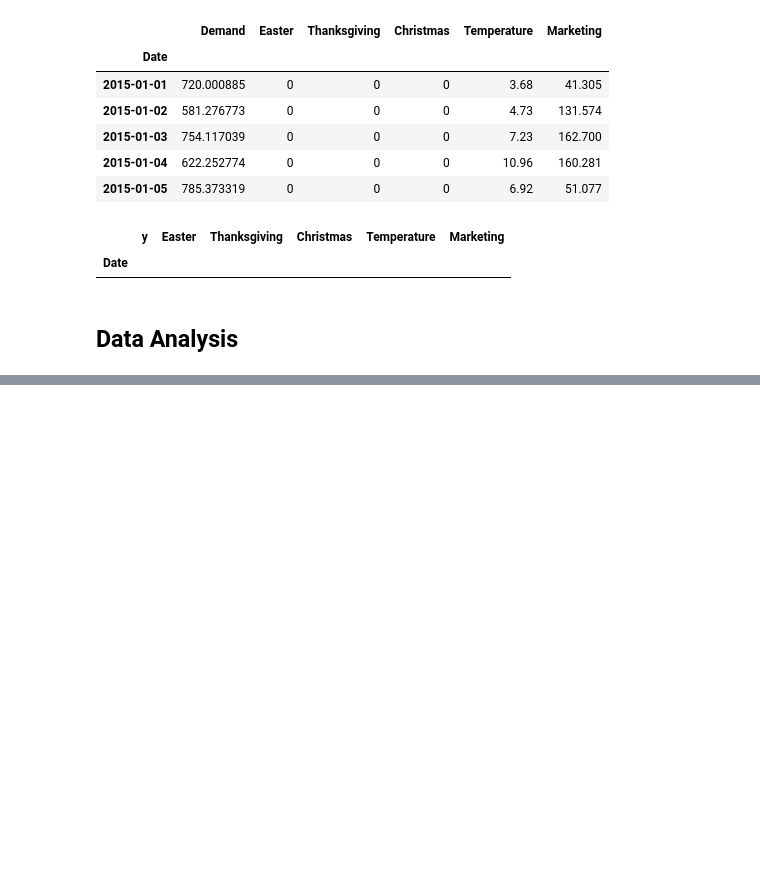
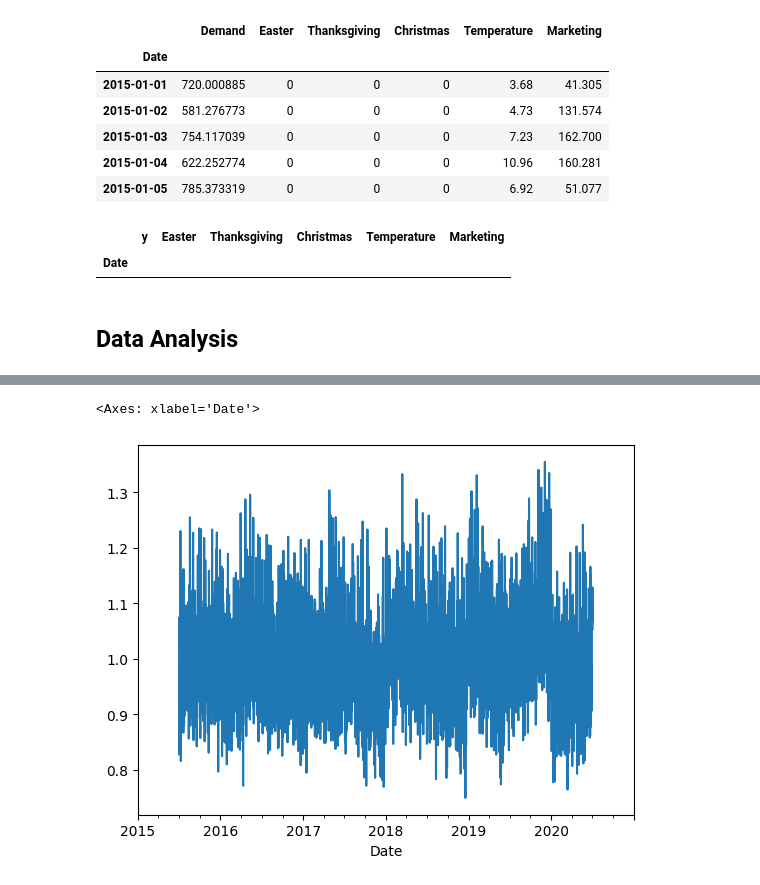
Before and after one commit to mrcruz117/EDA_Template, a Jupyter notebook: EDA_Template.ipynb, the cells around one changed output, grey strips where cells are left out. Cells and saved outputs as stored; diff of their text form; code cells hidden in the pictures; blank space fills up the shorter version.

```diff
--- a/EDA_Template.ipynb
+++ b/EDA_Template.ipynb
@@ -51,0 +66,6 @@ df.describe().transpose()
+# %%
+# plotting
+decomposition.resid.plot()
+# %% [output]
+<Axes: xlabel='Date'>
+[figure, added]
```
Also changed, not shown: parts of 3 cells of this notebook.
